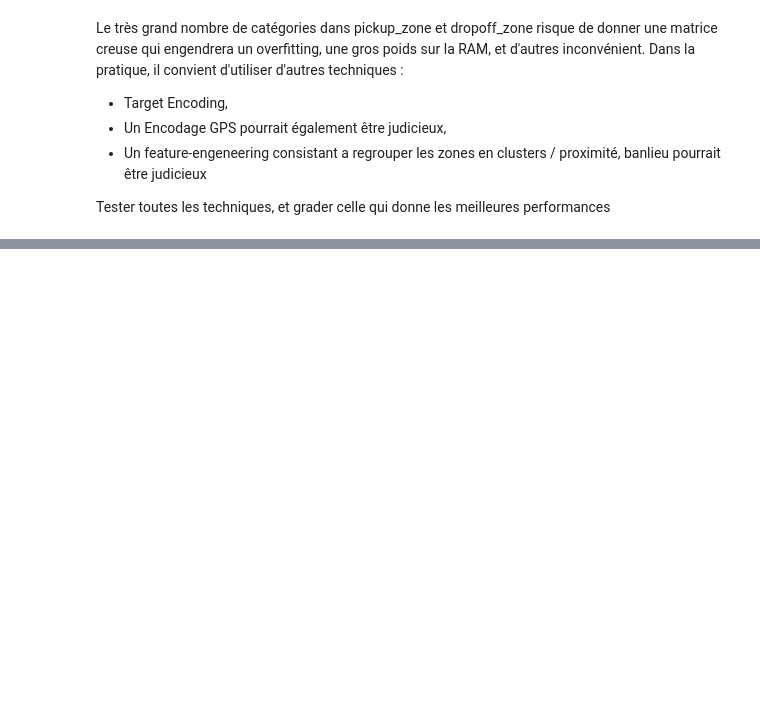
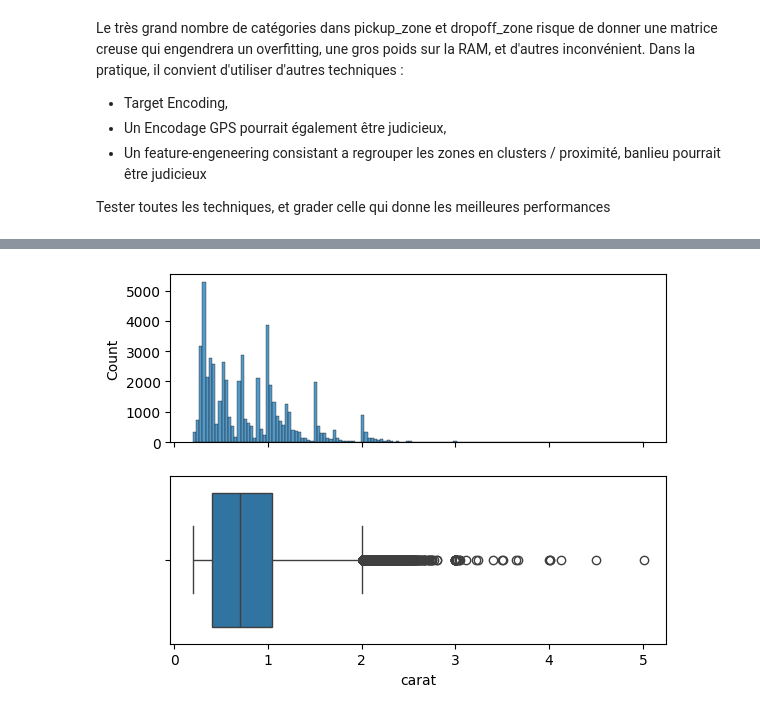
Before and after one commit to MouloudB-24/MP-PRO, a Jupyter notebook: entrainement.ipynb, the cells around one changed output, grey strips where cells are left out. Cells and saved outputs as stored; diff of their text form; code cells hidden in the pictures; blank space fills up the shorter version.

```diff
--- a/entrainement.ipynb
+++ b/entrainement.ipynb
@@ -822,0 +825,3 @@ Le très grand nombre de catégories dans pickup_zone et dropoff_zone risque de
+# %%
+df = sns.load_dataset('diamonds')
+df.head()
@@ -822,0 +855,7 @@ Le très grand nombre de catégories dans pickup_zone et dropoff_zone risque de
+# %%
+fig, ax = plt.subplots(2, 1, sharex=True)
+sns.histplot(data=df, x='carat', ax=ax[0])
+sns.boxplot(data=df, x='carat', ax=ax[1])
+plt.show()
+# %% [output]
+[figure, added]
```
Also changed, not shown: parts of 17 cells of this notebook, 2 other files.
